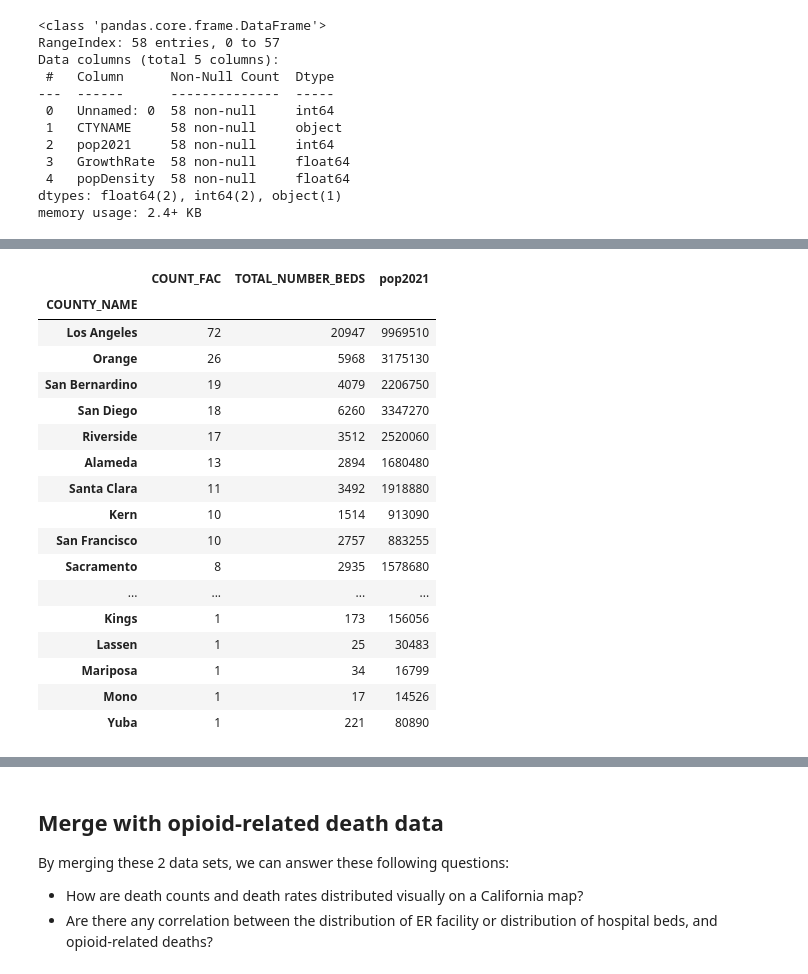
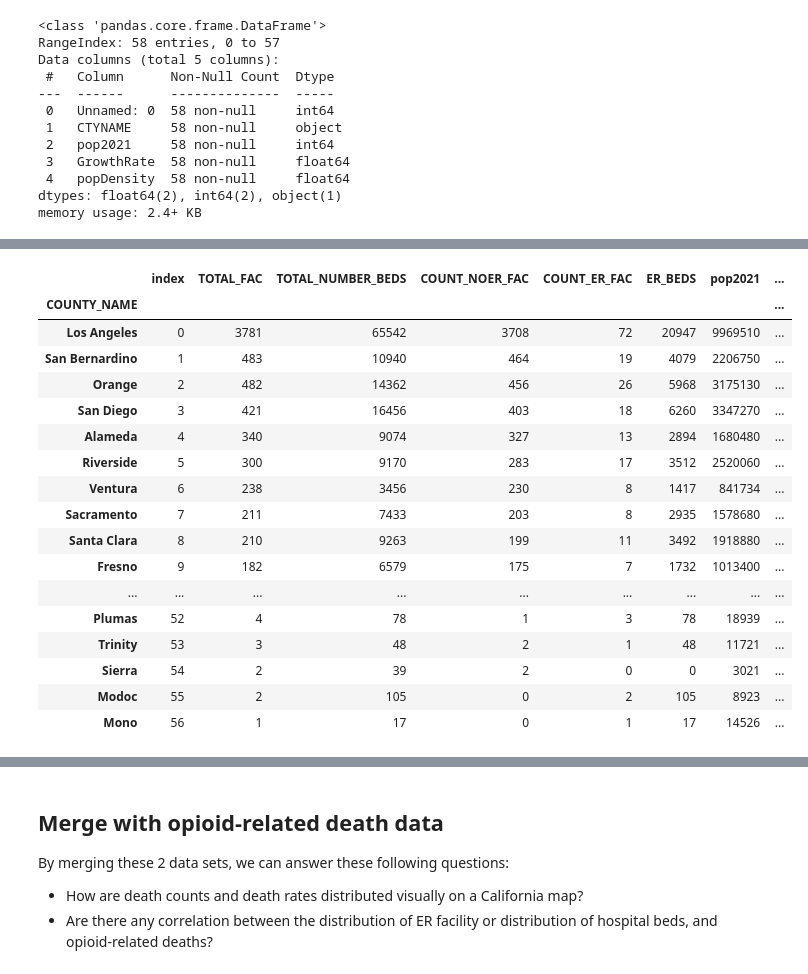
Before and after one commit to mellanyquiroz/DS4A-Team-69-Project, a Jupyter notebook: exploratory data analysis/Feature engineering for death data, facility and hospital beds.ipynb, the cells around one changed output, grey strips where cells are left out. Drawn from its saved outputs; the diff is of its cells as text; code cells hidden in the pictures.

```diff
--- a/exploratory data analysis/Feature engineering for death data, facility and hospital beds.ipynb
+++ b/exploratory data analysis/Feature engineering for death data, facility and hospital beds.ipynb
@@ -451,0 +464,4 @@ memory usage: 1.4+ KB
+# %%
+# Join with df_by_county_merged
+df_by_county_merged = df_by_county_merged.join(df_by_county)
+df_by_county_merged.head()
@@ -451,0 +476,5 @@ memory usage: 1.4+ KB
+# %%
+# Prepare to join with population and area data
+df_by_county_merged = df_by_county_merged.reset_index()
+df_by_county_merged["COUNTY_NAME"] = df_by_county_merged["COUNTY_NAME"].str.strip()
+df_by_county_merged.head()
@@ -454,7 +490,7 @@ memory usage: 1.4+ KB
 Until this point, we've only looked at absolute number of ER facilities and hospital beds. In order to compare these number among counties, we need to add population data.
 # %%
 # load dataframe
-pop_df = pd.read_csv("https://raw.githubusercontent.com/mellanyquiroz/DS4A-TeamProject/master/data/population_by_county_cleaned2021.csv")
+pop_df = pd.read_csv("https://raw.githubusercontent.com/mellanyquiroz/DS4A-TeamProject/master/data/Pre-merging/population_by_county_cleaned2021.csv")
 pop_df.info()
 # %% [output]
 <class 'pandas.core.frame.DataFrame'>
@@ -472,29 +517,34 @@ memory usage: 2.4+ KB
 # %%
+# Calculate County Area data
+pop_df["COUNTY_AREA"] = pop_df["pop2021"]/pop_df["popDensity"]
+
 # Prepare to join
+pop_df["pop2021"] = pop_df["pop2021"].astype(int)
+pop_df["CTYNAME"] = pop_df["CTYNAME"].astype(str)
+pop_df["CTYNAME"] = pop_df["CTYNAME"].str.strip()
+
 pop_df = pop_df.drop(columns= ["Unnamed: 0","GrowthRate","popDensity"])
-pop_df["pop2021"] = pop_df["pop2021"].astype(int)
-pop_df["CTYNAME"] = pop_df["CTYNAME"].str.strip()
 pop_df= pop_df.set_index("CTYNAME")
 # %%
 # Merge with df_by_county
-df_by_county_merged = df_by_county.set_index("COUNTY_NAME").join(pop_df)
-df_by_county_merged
+county_merged = df_by_county_merged.set_index("COUNTY_NAME").join(pop_df)
+county_merged
 # %% [output]
-|  | COUNT_FAC | TOTAL_NUMBER_BEDS | pop2021 |
-| COUNTY_NAME |  |  |  |
-| Los Angeles | 72 | 20947 | 9969510 |
-| Orange | 26 | 5968 | 3175130 |
-| San Bernardino | 19 | 4079 | 2206750 |
-| San Diego | 18 | 6260 | 3347270 |
-| Riverside | 17 | 3512 | 2520060 |
-| Alameda | 13 | 2894 | 1680480 |
-| Santa Clara | 11 | 3492 | 1918880 |
-| Kern | 10 | 1514 | 913090 |
-| San Francisco | 10 | 2757 | 883255 |
-| Sacramento | 8 | 2935 | 1578680 |
-| ... | ... | ... | ... |
-| Kings | 1 | 173 | 156056 |
-| Lassen | 1 | 25 | 30483 |
-| Mariposa | 1 | 34 | 16799 |
-| Mono | 1 | 17 | 14526 |
-| Yuba | 1 | 221 | 80890 |
+|  | index | TOTAL_FAC | TOTAL_NUMBER_BEDS | COUNT_NOER_FAC | COUNT_ER_FAC | ER_BEDS | pop2021 | ... |
+| COUNTY_NAME |  |  |  |  |  |  |  | ... |
+| Los Angeles | 0 | 3781 | 65542 | 3708 | 72 | 20947 | 9969510 | ... |
+| San Bernardino | 1 | 483 | 10940 | 464 | 19 | 4079 | 2206750 | ... |
+| Orange | 2 | 482 | 14362 | 456 | 26 | 5968 | 3175130 | ... |
+| San Diego | 3 | 421 | 16456 | 403 | 18 | 6260 | 3347270 | ... |
+| Alameda | 4 | 340 | 9074 | 327 | 13 | 2894 | 1680480 | ... |
+| Riverside | 5 | 300 | 9170 | 283 | 17 | 3512 | 2520060 | ... |
+| Ventura | 6 | 238 | 3456 | 230 | 8 | 1417 | 841734 | ... |
+| Sacramento | 7 | 211 | 7433 | 203 | 8 | 2935 | 1578680 | ... |
+| Santa Clara | 8 | 210 | 9263 | 199 | 11 | 3492 | 1918880 | ... |
+| Fresno | 9 | 182 | 6579 | 175 | 7 | 1732 | 1013400 | ... |
+| ... | ... | ... | ... | ... | ... | ... | ... | ... |
+| Plumas | 52 | 4 | 78 | 1 | 3 | 78 | 18939 | ... |
+| Trinity | 53 | 3 | 48 | 2 | 1 | 48 | 11721 | ... |
+| Sierra | 54 | 2 | 39 | 2 | 0 | 0 | 3021 | ... |
+| Modoc | 55 | 2 | 105 | 0 | 2 | 105 | 8923 | ... |
+| Mono | 56 | 1 | 17 | 0 | 1 | 17 | 14526 | ... |
```
Also changed, not shown: parts of 33 cells of this notebook, 3 other files.
